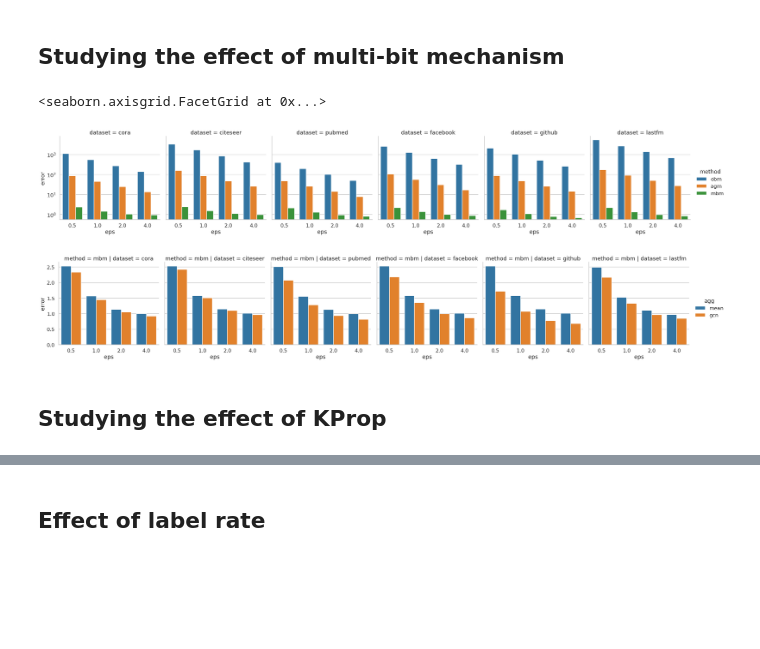
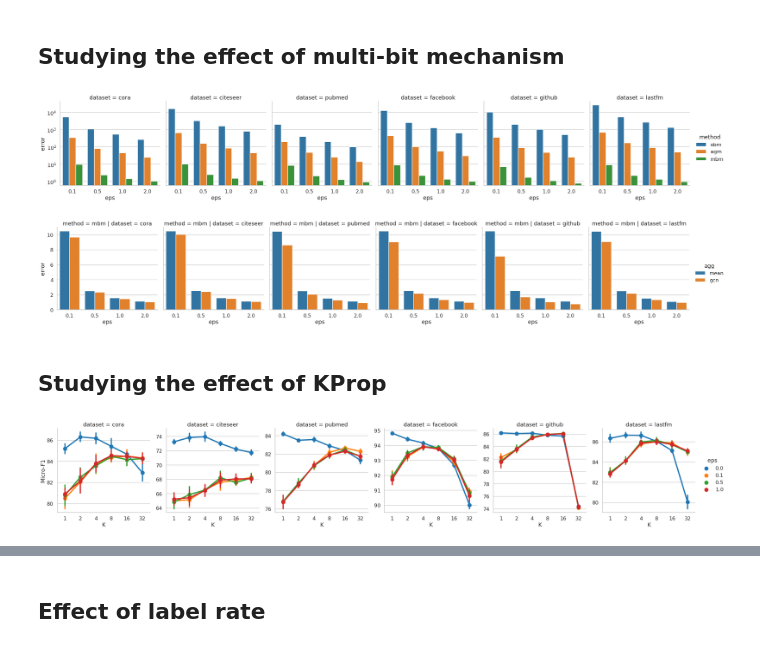
Before and after one commit to sisaman/LPGNN, a Jupyter notebook: results.ipynb, the cells around one changed output, grey strips where cells are left out. Saved outputs shown, nothing was run; the diff lists cells and outputs as text; code cells hidden in the pictures; blank space fills up the shorter version.

```diff
--- a/results.ipynb
+++ b/results.ipynb
@@ -78,5 +54,5 @@ def latex_output(df_results, top_method, colored_method=None, color=None, size=N
 # %%
-results_path = 'results-new'
+results_path = 'results'
 datasets = available_datasets()
 # %% [markdown]
 ## Analysis of the utility-privacy trade-off
@@ -163,19 +132,38 @@ df_error = read_logs(
     task='error',
     dataset=datasets,
     method=['obm', 'agm', 'mbm'],
-    eps=[0.5, 1.0, 2.0, 4.0],
+    eps=[0.1, 0.5, 1.0, 2.0],
     agg=['gcn'],
 )
+
+ax = sns.catplot(
+    kind='bar', data=df_error, x='eps', y='error', hue='method', col='dataset', ci=None, sharey=True
+)
+ax.set(yscale='log')
+
+export_figure(
+    path='figures', df=df_error, x='eps', y='error', hue='method',
+    col='dataset', error='std', prefix='error'
+)
+# %% [output]
+[figure, added]
 # %%
+df_error = read_logs(
+    path=results_path,
+    task='error',
+    dataset=datasets,
+    method=['mbm'],
+    eps=[0.1, 0.5, 1.0, 2.0],
+    agg=['mean', 'gcn'],
+)
+
 ax = sns.catplot(
-    kind='bar', data=df_error, x='eps', y='error', hue='method', col='dataset', ci=None, sharey=True
+    kind='bar', data=df_error, x='eps', y='error', hue='agg', col='dataset', row='method', ci=None, sharey=True
 )
-ax.set(yscale='log')
 
-# export_figure(
-#     path='figures', df=df_error, x='eps', y='error', hue='method',
-#     col='dataset', row='agg', error='std', group='task'
-# )
+export_figure(
+    path='figures', df=df_error, x='eps', y='error', hue='agg',
+    col='dataset', error='std', prefix='error'
+)
 # %% [output]
-<seaborn.axisgrid.FacetGrid at 0x...>
-[figure, old version]
+[figure, new version]
@@ -191,21 +170,10 @@ df_error = read_logs(
-# %%
-ax = sns.catplot(
-    kind='bar', data=df_error, x='eps', y='error', hue='agg', col='dataset', row='method', ci=None, sharey=True
-)
-
-# export_figure(
-#     path='figures', df=df_error, x='eps', y='error', hue='agg',
-#     col='dataset', row='method', error='std', group='task'
-# )
-# %% [output]
-[figure, removed]
 # %% [markdown]
 ## Studying the effect of KProp
 # %%
-epsilons = [0.1, 1.0, 4.0]
+epsilons = [0.1, 0.5, 1.0]
 hops = [1, 2, 4, 8, 16, 32]
 
-data_dpgnn = read_logs(
+df_lpgnn = read_logs(
     path=results_path,
     task='train',
     dataset=datasets,
@@ -217,7 +185,7 @@ data_dpgnn = read_logs(
     selfloops=[False],
 )
 
-data_gcn = read_logs(
+df_gcn = read_logs(
     path=results_path,
     task='train',
     dataset=datasets,
@@ -229,5 +197,17 @@ data_gcn = read_logs(
     selfloops=[False],
 )
 
-data = data_dpgnn.append(data_gcn, ignore_index=True)
+data = df_lpgnn.append(df_gcn, ignore_index=True)
+
+ax = sns.catplot(
+    kind='point', data=data, x='step', y='test_acc', hue='eps', col='dataset', ci='sd',
+    sharex=False, sharey=False,
+)
+
+ax.set_ylabels('Micro-F1')
+ax.set_xlabels('K')
+
+export_figure(path='figures', df=data, x='step', y='test_acc', hue='eps', col='dataset', prefix='train')
+# %% [output]
+[figure, added]
 # %%
```
Also changed, not shown: parts of 13 cells of this notebook.
